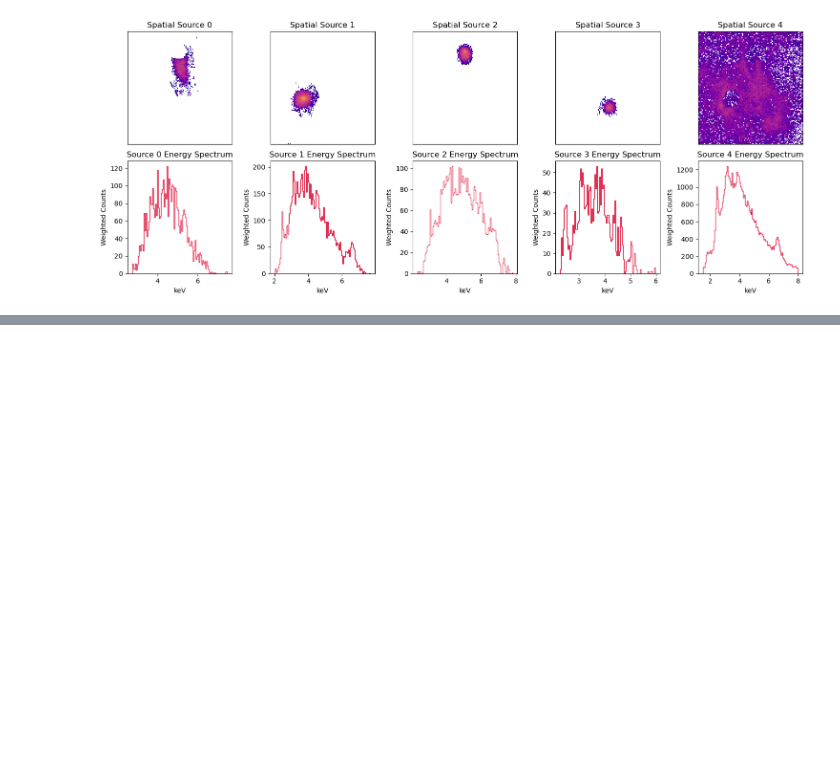
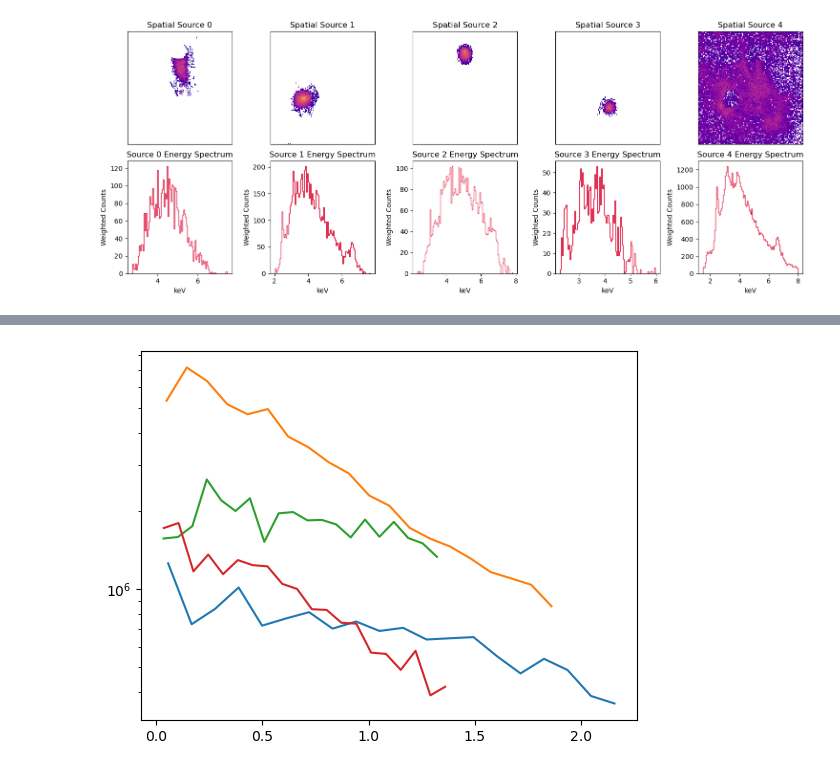
Before and after one commit to star-skelly/dogs_source_separation, a Jupyter notebook: scientific_analysis.ipynb, the cells around one changed output, grey strips where cells are left out. Cells and saved outputs as stored; diff of their text form; code cells hidden in the pictures; blank space fills up the shorter version.

Commit message:
radial comparison

```diff
--- a/scientific_analysis.ipynb
+++ b/scientific_analysis.ipynb
@@ -197,0 +217,38 @@ print(areas)
+# %%
+def circular_radial_profile(table, center, max_radius, num_bins=20):
+    """
+    Calculates energy density in concentric circular rings.
+
+    Parameters:
+    - table: DataFrame with ['x', 'y', 'energy']
+    - center: [x0, y0] from GMM
+    - max_radius: The outer limit for the profile
+    """
+    x0, y0 = center[0], center[1]
+
+    distances = np.sqrt((table['x'] - x0)**2 + (table['y'] - y0)**2)
+    bin_edges = np.linspace(0, max_radius, num_bins + 1)
+    bin_centers = (bin_edges[:-1] + bin_edges[1:]) / 2
+
+    densities = []
+
+    for i in range(num_bins):
+        r_inner = bin_edges[i]
+        r_outer = bin_edges[i+1]
+
+        mask = (distances >= r_inner) & (distances < r_outer)
+        ring_area = np.pi * (r_outer**2 - r_inner**2)
+        ring_energy = (table.loc[mask, 'energy'] * table.loc[mask, 'weight']).sum()
+        densities.append(ring_energy / ring_area if ring_area > 0 else 0)
+
+    return bin_centers, np.array(densities)
+
+for i in range(len(split_sources)):
+    # Use the GMM std_dev to guess a good max radius (e.g., 5 * sigma)
+    max_r = 5 * max(std_dev[i][0], std_dev[i][1])
+    bins, prof = circular_radial_profile(split_sources[i], centers[i], max_r)
+    plt.plot(bins, prof, label=f'Source {i}')
+
+plt.yscale('log')
+# %% [output]
+[figure, added]
```
Also changed, not shown: parts of 4 cells of this notebook.
